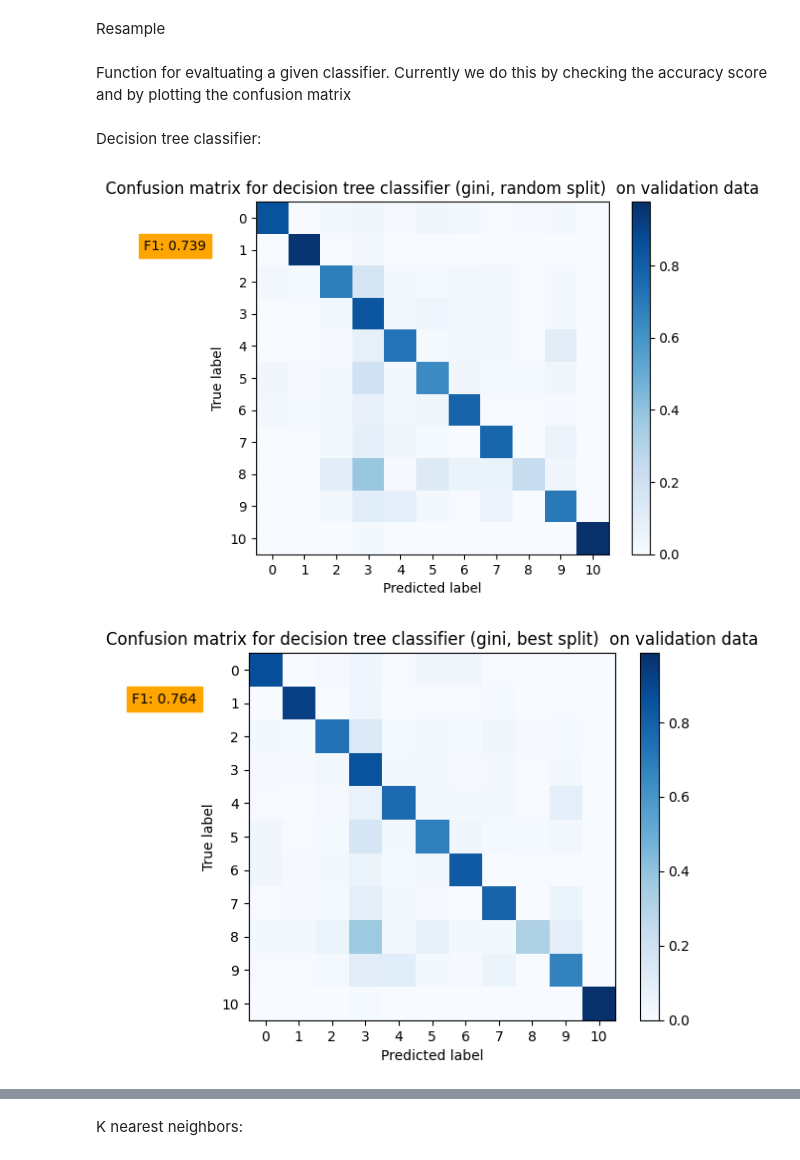
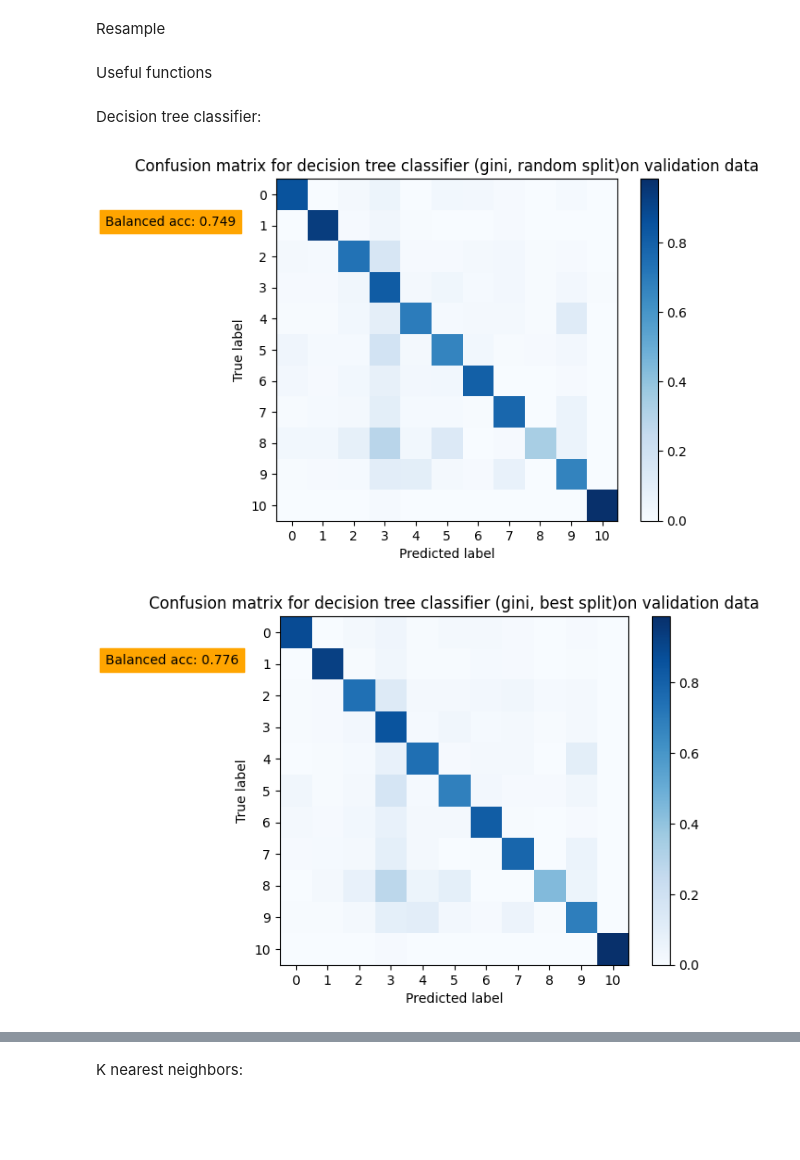
Before and after one commit to SigurdTorsnes/Digit-recognizer, a Jupyter notebook: model_selection.ipynb, the cells around one changed output, grey strips where cells are left out. Cells and saved outputs as stored; diff of their text form; code cells hidden in the pictures; blank space fills up the shorter version.

```diff
--- a/model_selection.ipynb
+++ b/model_selection.ipynb
@@ -78,7 +83,8 @@ Resample
-# %% [markdown]
-Function for evaltuating a given classifier. Currently we do this by checking the accuracy score and by plotting the confusion matrix
+# %% [markdown]
+Useful functions
 # %%
-def plot_c_matrix(clf, classifier_name,f1_score):
+# plots the confusion matrix of a classifier with its name and precision score
+def plot_c_matrix_val_data(clf, classifier_name,balanced_accuracy):
     disp = ConfusionMatrixDisplay.from_estimator(
             clf,
             X_val,
@@ -88,44 +94,47 @@ def plot_c_matrix(clf, classifier_name,f1_score):
             include_values = False,
             normalize='true',
         )
-    disp.ax_.set_title("Confusion matrix for " + str(classifier_name) +"  on validation data")
-    plt.text(-4, 1, f'F1: {str(round(f1_score,3))}', backgroundcolor = 'orange', fontsize = 10)
+    disp.ax_.set_title("Confusion matrix for " + str(classifier_name) + "on validation data")
+    plt.text(-6, 1, f'Balanced acc: {str(round(balanced_accuracy,3))}', backgroundcolor = 'orange', fontsize = 10)
     plt.show()
 
+# Fits the model and makes a prediction on validation data.
+# Returns a dataframe containing relevant information about the classifier
 def evaluate_classifier(clf,classifier_name):
     clf.fit(X_train,y_train)
     y_pred = clf.predict(X_val)
     accuracy = metrics.accuracy_score(y_val,y_pred)
-    f1_score = metrics.f1_score(y_val,y_pred, average='macro')
-
-    plot_c_matrix(clf,classifier_name,f1_score)
+    balanced_accuracy = metrics.balanced_accuracy_score(y_val,y_pred)
 
     current_accuracy_dict = {
     'Classifier name' : [classifier_name],
     'Accuracy score' : [accuracy],
-    'F1 score' : [f1_score],
+    'Balanced accuracy score' : [balanced_accuracy],
     'Classifier object' : [clf]
     }
     current_accuracy_df = pd.DataFrame(current_accuracy_dict)
-    return current_accuracy_df
+    return current_accuracy_df, balanced_accuracy
 # %% [markdown]
 Decision tree classifier:
 # %%
-dtc = DecisionTreeClassifier(splitter='random', random_state=1)
-dtc_accuracy = evaluate_classifier(dtc,"decision tree classifier (gini, random split)")
-potential_models = pd.concat([potential_models, dtc_accuracy],ignore_index=True)
+def dtc_evaluator(dtc, name, potential_models):
+    dtc_df, balanced_accuracy = evaluate_classifier(dtc,name)
+    plot_c_matrix_val_data(dtc,name,balanced_accuracy)
+    return dtc_df
 
-dtc = DecisionTreeClassifier(splitter='best', random_state=1)
-dtc_accuracy = evaluate_classifier(dtc,"decision tree classifier (gini, best split)")
-potential_models = pd.concat([potential_models, dtc_accuracy],ignore_index=True)
+dtc_rg, name_rg  = DecisionTreeClassifier(splitter='random', random_state=1), 'decision tree classifier (gini, random split)'
+dtc_bg, name_bg  = DecisionTreeClassifier(splitter='best', random_state=1), 'decision tree classifier (gini, best split)'
+dtc_re, name_re  = DecisionTreeClassifier(splitter='random', criterion='entropy', random_state=1), 'decision tree classifier (entropy, random split)'
+dtc_be, name_be  = DecisionTreeClassifier(splitter='best', criterion='entropy', random_state=1), 'decision tree classifier (entropy, best split)'
 
-dtc = DecisionTreeClassifier(splitter='random', criterion='entropy', random_state=1)
-dtc_accuracy = evaluate_classifier(dtc,"decision tree classifier (entropy, random split)")
-potential_models = pd.concat([potential_models, dtc_accuracy],ignore_index=True)
-
-dtc = DecisionTreeClassifier(splitter='best', criterion='entropy', random_state=1)
-dtc_accuracy = evaluate_classifier(dtc,"decision tree classifier (entropy, best split)")
-potential_models = pd.concat([potential_models, dtc_accuracy],ignore_index=True)
+dtc_df = dtc_evaluator(dtc_rg,name_rg,potential_models) # random split + gini
+potential_models = pd.concat([potential_models, dtc_df],ignore_index=True)
+dtc_df =dtc_evaluator(dtc_bg,name_bg,potential_models) # best split + gini
+potential_models = pd.concat([potential_models, dtc_df],ignore_index=True)
+dtc_df = dtc_evaluator(dtc_re,name_re,potential_models) # random split + entropy
+potential_models = pd.concat([potential_models, dtc_df],ignore_index=True)
+dtc_df = dtc_evaluator(dtc_be,name_be,potential_models) # best split + entropy
+potential_models = pd.concat([potential_models, dtc_df],ignore_index=True)
 # %% [output]
-[figure, old version]
+[figure, new version]
-[figure, old version]
+[figure, new version]
```
Also changed, not shown: parts of 11 cells of this notebook, 1 other file.
